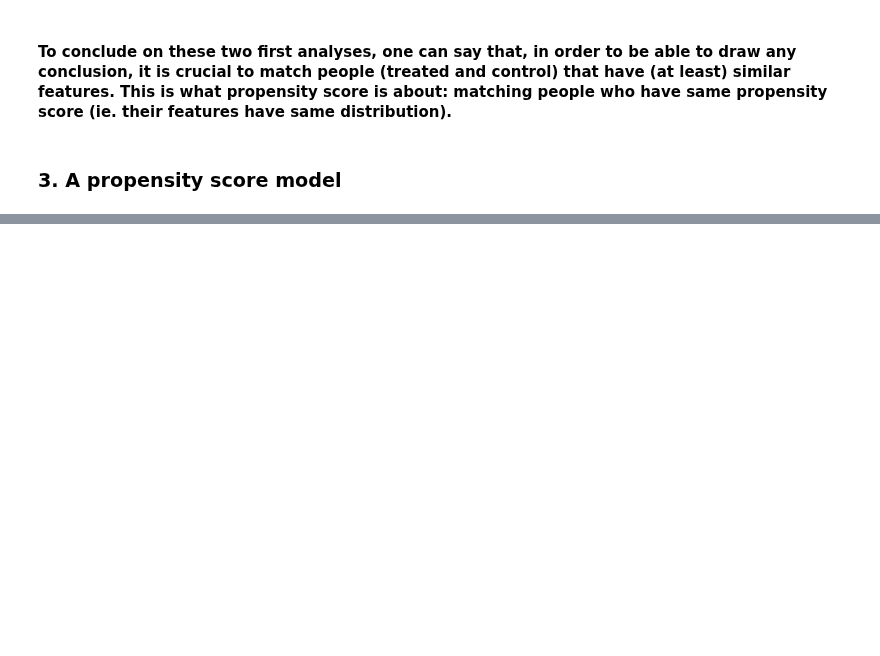
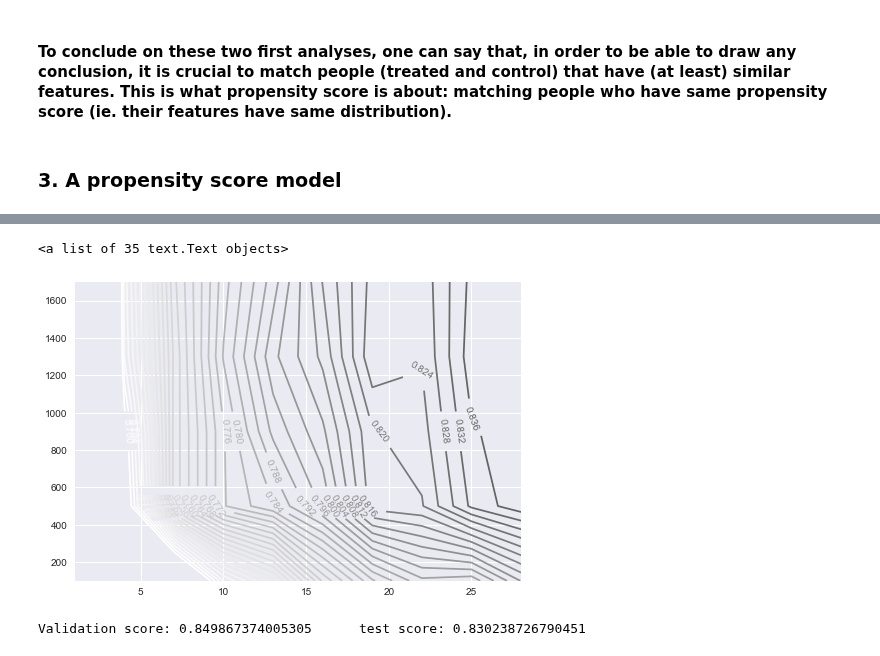
Before and after one commit to adamkozak/ADA2017-project, a Jupyter notebook: Homework/04 - Applied ML/Homework 4.ipynb, the cells around one changed output, grey strips where cells are left out. Cells and saved outputs as stored; diff of their text form; code cells hidden in the pictures; blank space fills up the shorter version.

```diff
--- a/Homework/04 - Applied ML/Homework 4.ipynb
+++ b/Homework/04 - Applied ML/Homework 4.ipynb
@@ -262,0 +290,3 @@ Here, we can see that, again, the two distributions are very different and that
+# %%
+x_train, x_rest, y_train, y_rest = train_test_split(vectorized_dataset, dataset.target, test_size = 0.2)
+print(x_train.shape, x_rest.shape, y_train.shape, y_rest.shape)
@@ -262,0 +295,21 @@ Here, we can see that, again, the two distributions are very different and that
+# %%
+x_validation, x_test, y_validation, y_test = train_test_split(x_rest, y_rest, test_size = 0.5)
+# %%
+def grid_search_rf(start_depth, end_depth, step_depth, min_estimators, max_estimators, step_estimators):
+    results = dict()
+    iters = (int((end_depth - start_depth)/step_depth) + 1) * (int((max_estimators - min_estimators)/step_estimators) + 1)
+    ind = 0
+    for depth in range(start_depth, end_depth+1, step_depth):
+        for n_estimator in range(min_estimators, max_estimators+1, step_estimators):
+            random_forest = RandomForestClassifier(max_depth=depth, n_estimators=n_estimator, random_state=0)
+
+            random_forest.fit(x_train, y_train)
+            pred = random_forest.predict(x_validation)
+            score = metrics.accuracy_score(y_validation, pred)
+            results[ind] = {'max_depth' : depth, 'n_estimators' : n_estimator, 'accuracy' : score}
+            print("{0}/{1} iteration\t depth: {2}\t n_estimators: {3}\t accuracy: {4}"
+                  .format(ind + 1, iters, depth, n_estimator, score))
+            ind = ind + 1
+    return pd.DataFrame.from_dict(results, orient='index')
+# %%
+results = grid_search_rf(1, 30, 3, 100, 2000, 400)
@@ -262,0 +355,19 @@ Here, we can see that, again, the two distributions are very different and that
+# %%
+plt.figure()
+cs = plt.contour(results.max_depth.values.reshape(10, 5), results.n_estimators.values.reshape(10, 5),
+            results.accuracy.values.reshape(10, 5), np.linspace(0.7, 0.9, 51))
+plt.clabel(cs, inline=1, fontsize=10)
+# %% [output]
+<a list of 35 text.Text objects>
+[figure, added]
+# %%
+random_forest = RandomForestClassifier(max_depth=35, n_estimators=1700, random_state=0)
+
+random_forest.fit(x_train, y_train)
+val_pred = random_forest.predict(x_validation)
+val_score = metrics.accuracy_score(y_validation, val_pred)
+test_pred = random_forest.predict(x_test)
+test_score = metrics.accuracy_score(y_test, test_pred)
+print('Validation score: {0}\t test score: {1}'.format(val_score, test_score))
+# %% [output]
+Validation score: 0.849867374005305      test score: 0.830238726790451
```
Also changed, not shown: parts of 16 cells of this notebook.
